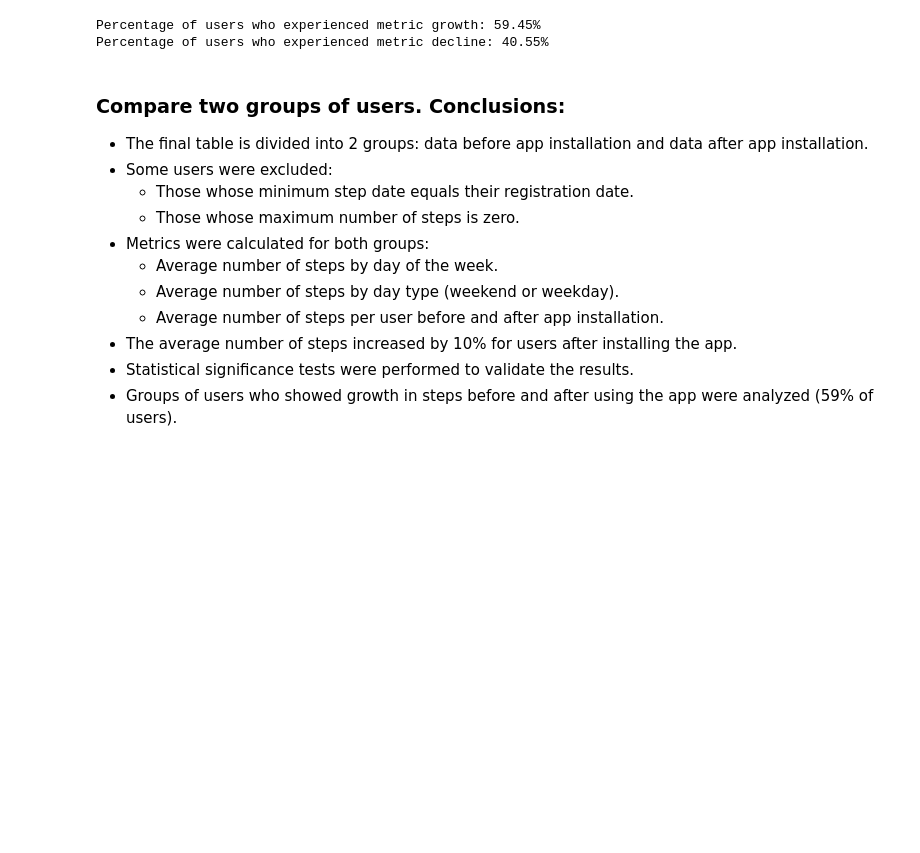
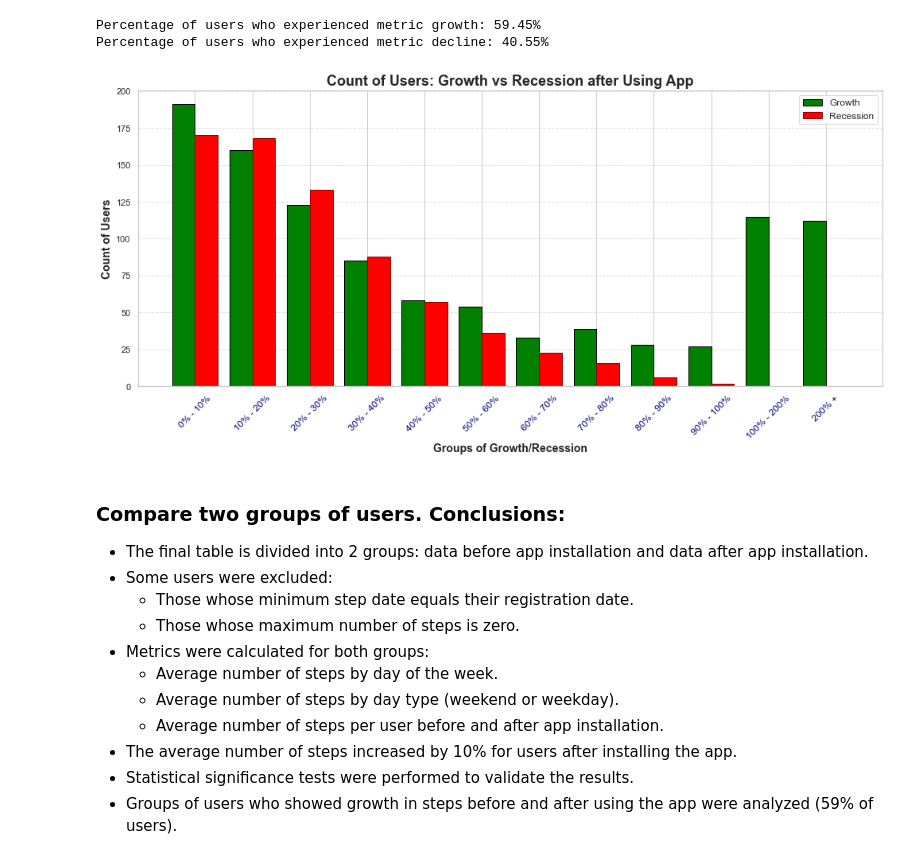
Before and after one commit to maxegorovpt/da_portfolio, a Jupyter notebook: business_cases/step_tracking_impact/step_tracking_impact.ipynb, the cells around one changed output. Cells and saved outputs as stored; diff of their text form; code cells hidden in the pictures; blank space fills up the shorter version.

```diff
--- a/business_cases/step_tracking_impact/step_tracking_impact.ipynb
+++ b/business_cases/step_tracking_impact/step_tracking_impact.ipynb
@@ -1018,6 +1071,69 @@ print(f'Percentage of users who experienced metric decline: {round(cnt_recession
 # %% [output]
 Percentage of users who experienced metric growth: 59.45%
 Percentage of users who experienced metric decline: 40.55%
+# %%
+# Merge the two dataframes on 'growth_perc', fill missing values with 0 if needed
+merged = pd.merge(
+    growth_clusters[['growth_perc', 'cnt_users']],
+    recession_clusters[['growth_perc', 'cnt_users']],
+    on='growth_perc',
+    how='outer',
+    suffixes=('_growth', '_recession')
+).fillna(0)
+
+# Create a new column with the lower bound numeric value
+merged['lower_bound'] = merged['growth_perc'].apply(extract_lower_bound)
+
+# Sort by this numeric lower bound
+merged = merged.sort_values(by='lower_bound').reset_index(drop=True)
+
+# Drop the helper column
+merged = merged.drop(columns=['lower_bound'])
+
+import seaborn as sns
+import matplotlib.pyplot as plt
+
+sns.set(style="whitegrid")
+plt.figure(figsize=(14, 7))
+
+bar_width = 0.4
+x = range(len(merged))
+
+# Plot Growth bars in green with black edges
+plt.bar(
+    [i - bar_width / 2 for i in x],
+    merged['cnt_users_growth'],
+    width=bar_width,
+    color='green',
+    edgecolor='black',
+    label='Growth'
+)
+
+# Plot Recession bars in red with dark red edges
+plt.bar(
+    [i + bar_width / 2 for i in x],
+    merged['cnt_users_recession'],
+    width=bar_width,
+    color='red',
+    edgecolor='darkred',
+    label='Recession'
+)
+
+plt.xticks(ticks=x, labels=merged['growth_perc'], rotation=45, fontsize=12, color='navy')
+
+plt.ylabel('Count of Users', fontsize=14, fontweight='semibold')
+plt.xlabel('Groups of Growth/Recession', fontsize=14, fontweight='semibold')
+
+plt.title('Count of Users: Growth vs Recession after Using App', fontsize=18, fontweight='bold')
+
+plt.legend(fontsize=12)
+
+plt.grid(axis='y', linestyle='--', alpha=0.6)
+
+plt.tight_layout()
+plt.show()
+# %% [output]
+[figure, added]
 # %% [markdown]
 ### Compare two groups of users. Conclusions:
 - The final table is divided into 2 groups: data before app installation and data after app installation.
```
Also changed, not shown: parts of 3 cells of this notebook.
